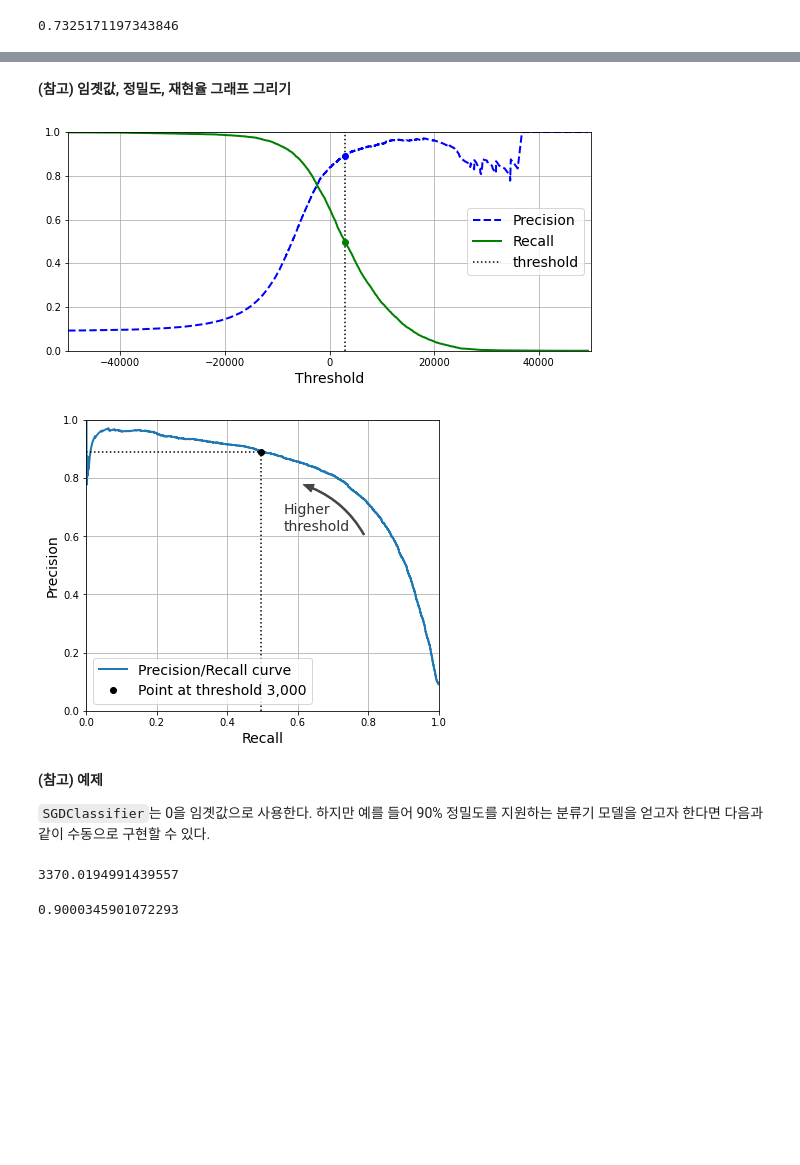
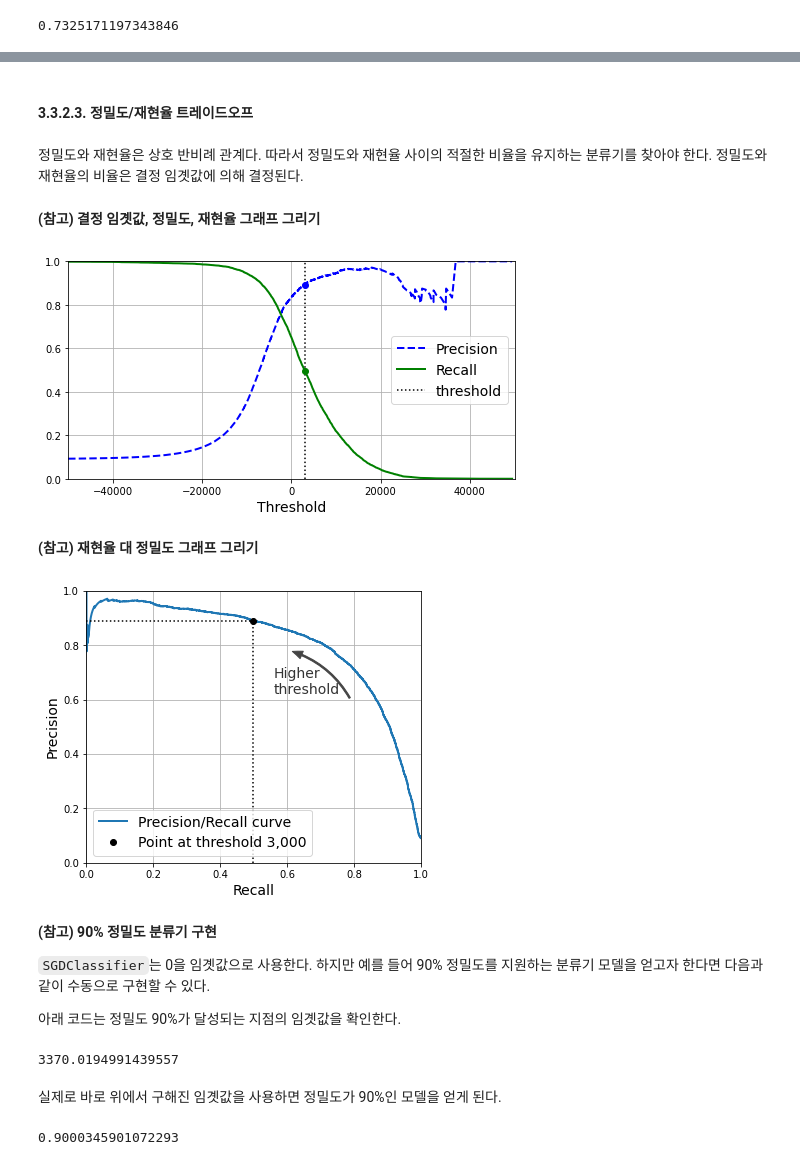
Before and after one commit to codingalzi/handson-ml3, a Jupyter notebook: notebooks/code_classification.ipynb, the cells around one changed output, grey strips where cells are left out. Saved outputs shown, nothing was run; the diff lists cells and outputs as text; code cells hidden in the pictures; blank space fills up the shorter version.

```diff
--- a/notebooks/code_classification.ipynb
+++ b/notebooks/code_classification.ipynb
@@ -237,5 +279,9 @@ cm[1, 1] / (cm[1, 1] + (cm[1, 0] + cm[0, 1]) / 2)
+# %% [markdown]
+#### 3.3.2.3. 정밀도/재현율 트레이드오프
+# %% [markdown]
+정밀도와 재현율은 상호 반비례 관계다. 따라서 정밀도와 재현율 사이의 적절한 비율을 유지하는 분류기를 찾아야 한다. 정밀도와 재현율의 비율은 결정 임곗값에 의해 결정된다.
 # %% [markdown]
-**(참고) 임곗값, 정밀도, 재현율 그래프 그리기**
+**(참고) 결정 임곗값, 정밀도, 재현율 그래프 그리기**
 # %%
 y_scores = cross_val_predict(sgd_clf, X_train, y_train_5, cv=3,
                              method="decision_function")
@@ -246,22 +292,25 @@ precisions, recalls, thresholds = precision_recall_curve(y_train_5, y_scores)
 # %%
 plt.figure(figsize=(8, 4))  # extra code – it's not needed, just formatting
 plt.plot(thresholds, precisions[:-1], "b--", label="Precision", linewidth=2)
 plt.plot(thresholds, recalls[:-1], "g-", label="Recall", linewidth=2)
+
+threshold = 3000  # 결정임곗값 = 3000
 plt.vlines(threshold, 0, 1.0, "k", "dotted", label="threshold")
 
 # extra code – this section just beautifies and saves Figure 3–5
 idx = (thresholds >= threshold).argmax()  # first index ≥ threshold
 plt.plot(thresholds[idx], precisions[idx], "bo")
 plt.plot(thresholds[idx], recalls[idx], "go")
 plt.axis([-50000, 50000, 0, 1])
 plt.grid()
 plt.xlabel("Threshold")
 plt.legend(loc="center right")
-# save_fig("precision_recall_vs_threshold_plot")
 
 plt.show()
 # %% [output]
-[figure, old version]
+[figure, new version]
+# %% [markdown]
+**(참고) 재현율 대 정밀도 그래프 그리기**
 # %%
 import matplotlib.patches as patches  # extra code – for the curved arrow
 
@@ -285,23 +334,26 @@ plt.ylabel("Precision")
 plt.axis([0, 1, 0, 1])
 plt.grid()
 plt.legend(loc="lower left")
-# save_fig("precision_vs_recall_plot")
 
 plt.show()
 # %% [output]
-[figure, old version]
+[figure, new version]
 # %% [markdown]
-**(참고) 예제**
+**(참고) 90% 정밀도 분류기 구현**
 
 `SGDClassifier`는 0을 임곗값으로 사용한다.
 하지만 예를 들어 90% 정밀도를 지원하는 분류기 모델을 얻고자 한다면
 다음과 같이 수동으로 구현할 수 있다.
+
+아래 코드는 정밀도 90%가 달성되는 지점의 임곗값을 확인한다.
 # %%
 idx_for_90_precision = (precisions >= 0.90).argmax()
 threshold_for_90_precision = thresholds[idx_for_90_precision]
 threshold_for_90_precision
 # %% [output]
 3370.0194991439557
+# %% [markdown]
+실제로 바로 위에서 구해진 임곗값을 사용하면 정밀도가 90%인 모델을 얻게 된다.
 # %%
 y_train_pred_90 = (y_scores >= threshold_for_90_precision)
 # %%
```
Also changed, not shown: parts of 98 cells of this notebook.
